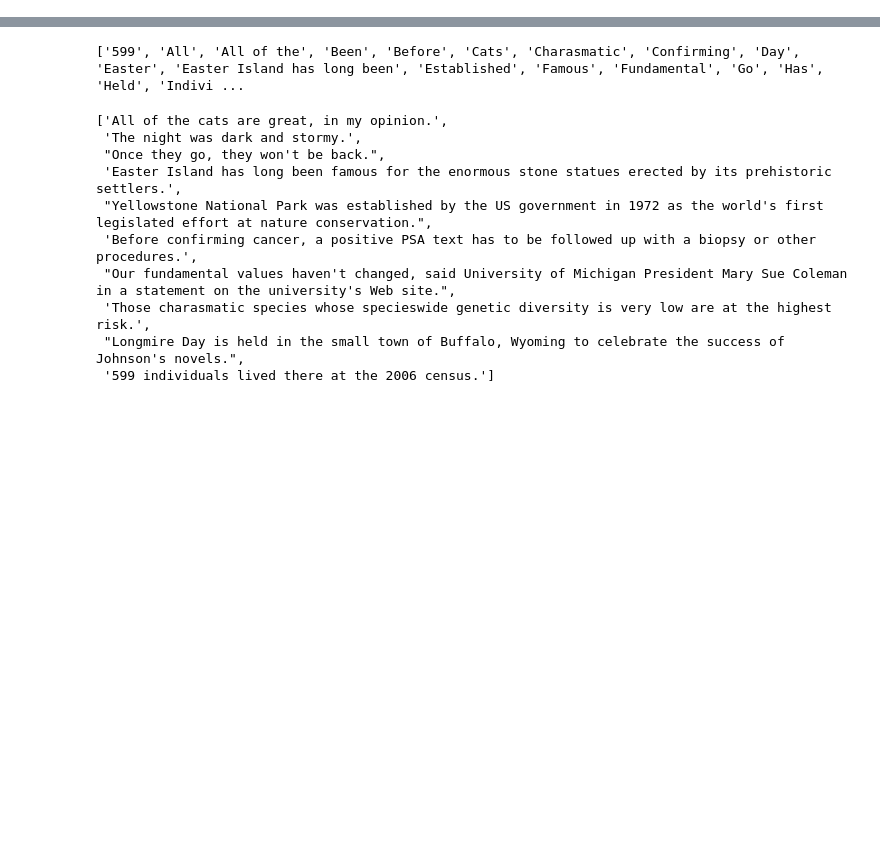
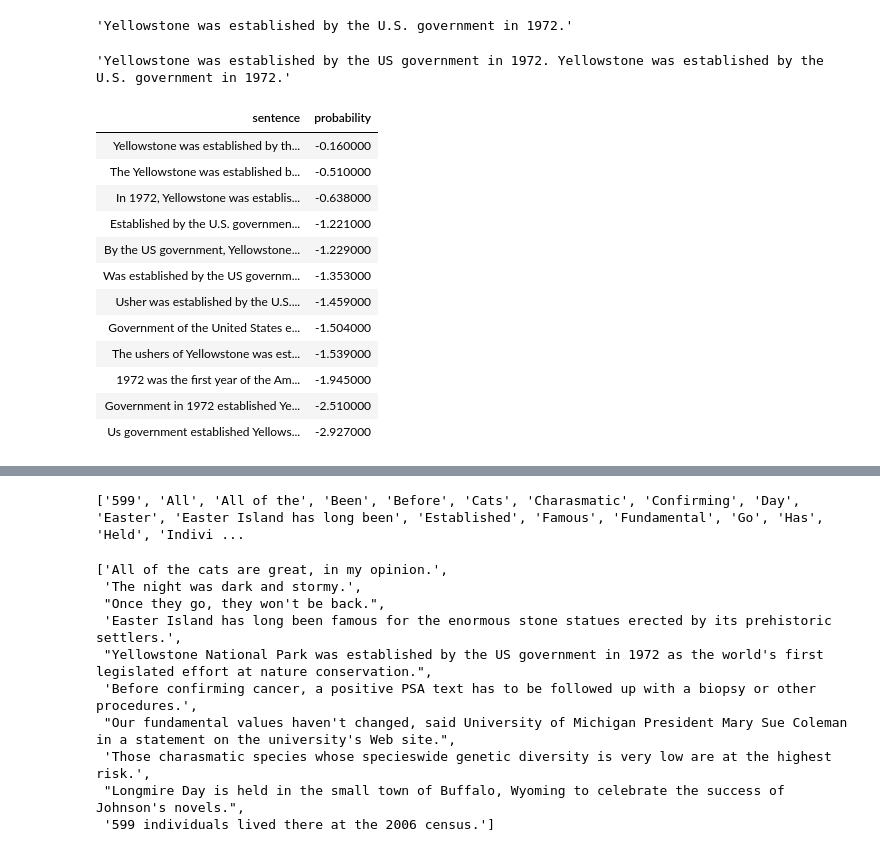
Before and after one commit to adomaatobrah/simplewebpage, a Jupyter notebook: April/testmarian.ipynb, the cells around one changed output, grey strips where cells are left out. Saved outputs shown, nothing was run; the diff lists cells and outputs as text; code cells hidden in the pictures; blank space fills up the shorter version.

```diff
--- a/April/testmarian.ipynb
+++ b/April/testmarian.ipynb
@@ -79,0 +331,50 @@ def score_prefix(src, prefix):
+# %%
+input_str = "Yellowstone was established by the US government in 1972."
+wordlist = [''.join(x for x in par if x not in punctuation) for par in input_str.split(' ')]
+first_phrases = set([word.capitalize() for word in wordlist])
+# %%
+english = ">>es<<" + input_str
+engbatch = en_ROMANCE_tokenizer.prepare_translation_batch([english]).to(device)
+eng_to_spanish = en_ROMANCE.generate(**engbatch).to(device)
+machine_translation = en_ROMANCE_tokenizer.decode(eng_to_spanish[0])
+# %%
+expected = score_prefix(machine_translation, wordlist[0])[1]
+expected
+# %% [output]
+'Yellowstone was established by the U.S. government in 1972.'
+# %%
+input_str + ' ' + expected
+# %% [output]
+'Yellowstone was established by the US government in 1972. Yellowstone was established by the U.S. government in 1972.'
+# %%
+sent_scores = []
+for word in wordlist:
+    pos = wordlist.index(word.lstrip())
+    first_phrases.add(' '.join(wordlist[pos-2: pos]).capitalize())
+    for phrase in first_phrases:
+        res = score_prefix(machine_translation, phrase)
+        simple = str(res[1].lower()).replace('the ', '')
+        if simple not in expected.lower() and expected.lower() not in simple:
+            sent_scores.append(res)
+# %%
+sorted_scores = sorted(((score, result) for score, result in set(sent_scores)), reverse=True)
+results = pd.DataFrame({'sentence': [pair[1] for pair in sorted_scores],
+              'probability': [pair[0] for pair in sorted_scores]}).style.hide_index()
+# df = df.style.set_properties(**{'text-align': 'left'})
+pd.set_option('display.max_colwidth', None)
+pd.set_option("display.colheader_justify","left")
+results
+# %% [output]
+| sentence | probability |
+| Yellowstone was established by th... | -0.160000 |
+| The Yellowstone was established b... | -0.510000 |
+| In 1972, Yellowstone was establis... | -0.638000 |
+| Established by the U.S. governmen... | -1.221000 |
+| By the US government, Yellowstone... | -1.229000 |
+| Was established by the US governm... | -1.353000 |
+| Usher was established by the U.S.... | -1.459000 |
+| Government of the United States e... | -1.504000 |
+| The ushers of Yellowstone was est... | -1.539000 |
+| 1972 was the first year of the Am... | -1.945000 |
+| Government in 1972 established Ye... | -2.510000 |
+| Us government established Yellows... | -2.927000 |
```
Also changed, not shown: parts of 57 cells of this notebook, 1 other file.
